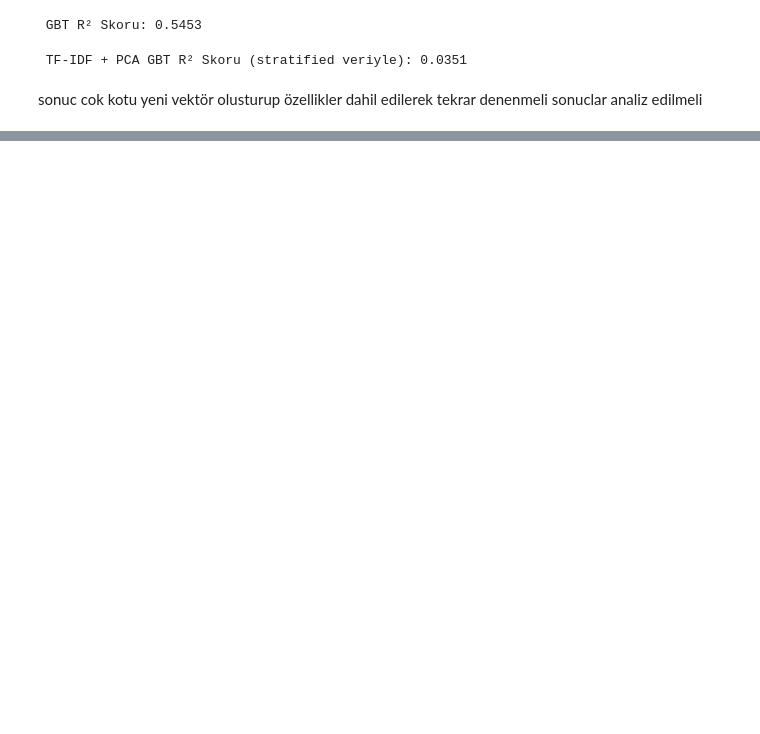
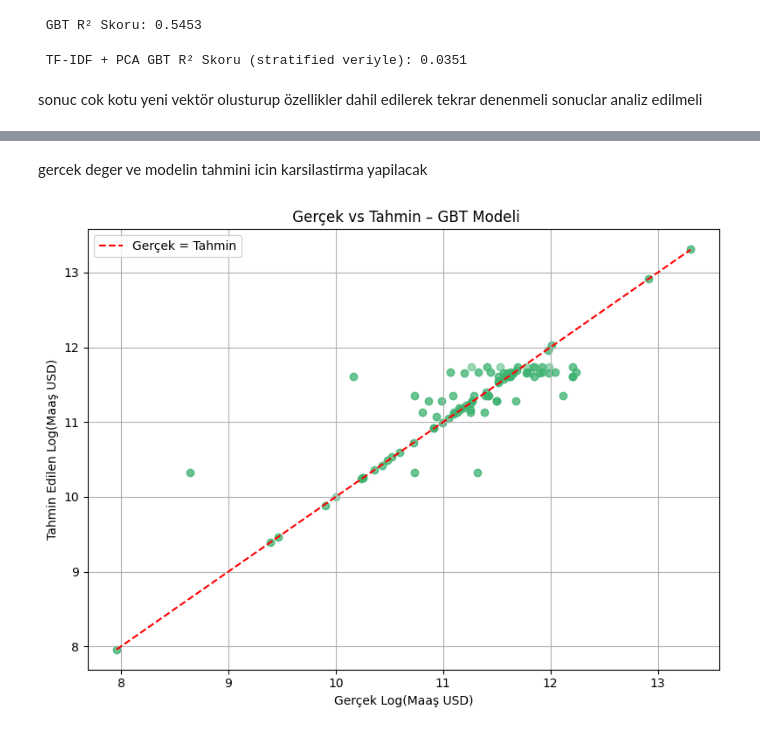
Before and after one commit to semaHbo/job-clustering-salary-prediction, a Jupyter notebook: model_gbt.ipynb, the cells around one changed output, grey strips where cells are left out. Drawn from its saved outputs; the diff is of its cells as text; code cells hidden in the pictures; blank space fills up the shorter version.

```diff
--- a/model_gbt.ipynb
+++ b/model_gbt.ipynb
@@ -155,0 +236,26 @@ assembler = VectorAssembler(
+# %%
+#ozellik sayisini artirarak model egitimi gbt_2  maxBins=128
+from pyspark.ml.regression import GBTRegressor
+from pyspark.ml.evaluation import RegressionEvaluator
+
+gbt = GBTRegressor(
+    featuresCol="features_new",
+    labelCol="Log_Maas_USD",
+    predictionCol="prediction",
+    maxIter=100,
+    maxDepth=5,
+    maxBins=128,
+    seed=42
+)
+
+model = gbt.fit(train_df_final)
+predictions = model.transform(test_df_final)
+
+evaluator = RegressionEvaluator(
+    labelCol="Log_Maas_USD",
+    predictionCol="prediction",
+    metricName="r2"
+)
+
+r2_score = evaluator.evaluate(predictions)
+print("Yeni GBT R² Skoru:", round(r2_score, 4))
@@ -155,0 +299,23 @@ assembler = VectorAssembler(
+# %% [markdown]
+gercek deger ve modelin tahmini icin karsilastirma yapilacak
+# %%
+predictions_pd = predictions.select("Log_Maas_USD", "prediction").toPandas()
+# %%
+#dagilim grafigi
+import matplotlib.pyplot as plt
+
+plt.figure(figsize=(8, 6))
+plt.scatter(predictions_pd["Log_Maas_USD"], predictions_pd["prediction"], alpha=0.5, color="mediumseagreen")
+plt.plot([predictions_pd["Log_Maas_USD"].min(), predictions_pd["Log_Maas_USD"].max()],
+         [predictions_pd["Log_Maas_USD"].min(), predictions_pd["Log_Maas_USD"].max()],
+         color="red", linestyle="--", label="Gerçek = Tahmin")
+
+plt.title(" Gerçek vs Tahmin – GBT Modeli")
+plt.xlabel("Gerçek Log(Maaş USD)")
+plt.ylabel("Tahmin Edilen Log(Maaş USD)")
+plt.legend()
+plt.grid(True)
+plt.tight_layout()
+plt.show()
+# %% [output]
+[figure, added]
```
Also changed, not shown: parts of 19 cells of this notebook.
